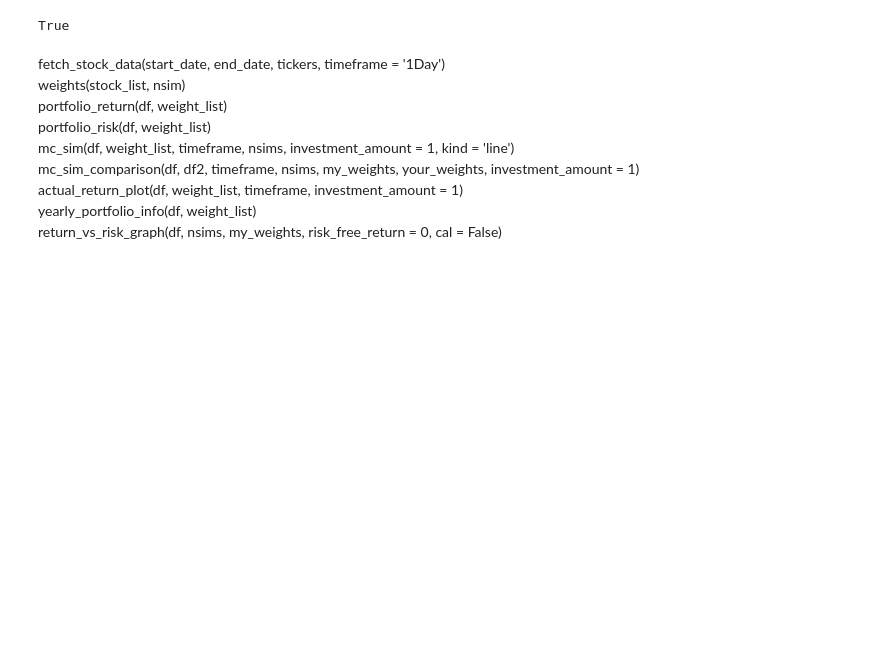
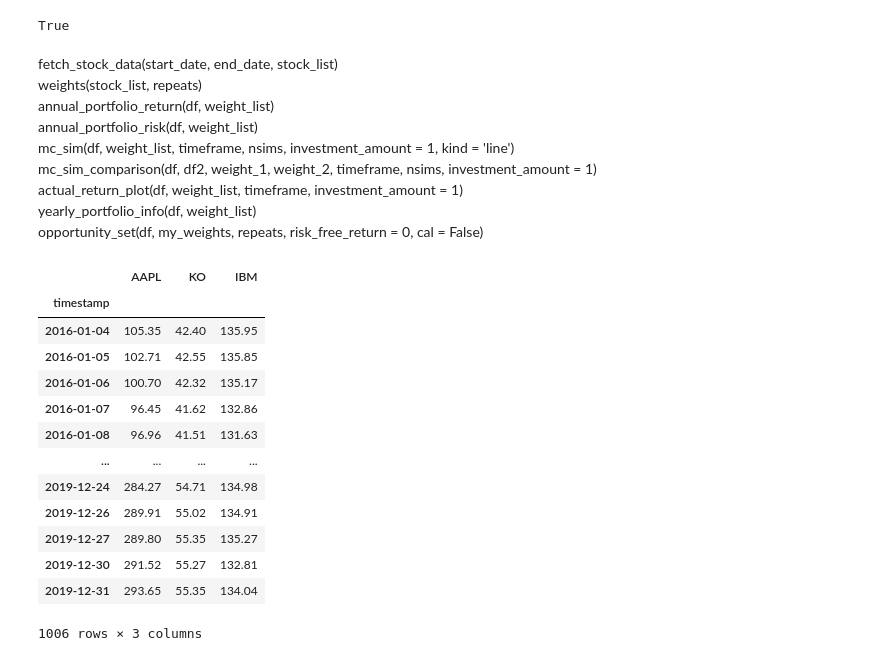
Before and after one commit to wkssm18/project_1, a Jupyter notebook: Demonstration.ipynb, the cells around one changed output. Saved outputs shown, nothing was run; the diff lists cells and outputs as text; code cells hidden in the pictures; blank space fills up the shorter version.

```diff
--- a/Demonstration.ipynb
+++ b/Demonstration.ipynb
@@ -25,13 +25,13 @@ load_dotenv()
 # %% [output]
 True
 # %% [markdown]
-fetch_stock_data(start_date, end_date, tickers, timeframe = '1Day') <br>
-weights(stock_list, nsim) <br>
-portfolio_return(df, weight_list) <br>
-portfolio_risk(df, weight_list) <br>
+fetch_stock_data(start_date, end_date, stock_list) <br>
+weights(stock_list, repeats) <br>
+annual_portfolio_return(df, weight_list) <br>
+annual_portfolio_risk(df, weight_list) <br>
 mc_sim(df, weight_list, timeframe, nsims, investment_amount = 1, kind = 'line') <br>
-mc_sim_comparison(df, df2, timeframe, nsims, my_weights, your_weights, investment_amount = 1) <br>
+mc_sim_comparison(df, df2, weight_1, weight_2, timeframe, nsims, investment_amount = 1) <br>
 actual_return_plot(df, weight_list, timeframe, investment_amount = 1) <br>
 yearly_portfolio_info(df, weight_list) <br>
-return_vs_risk_graph(df, nsims, my_weights, risk_free_return = 0, cal = False) <br>
+opportunity_set(df, my_weights, repeats, risk_free_return = 0, cal = False) <br>
 # %%
@@ -39 +39,18 @@ stock_list = []
 df = pmt.fetch_stock_data('2016-01-01', '2019-12-31', stock_list)
+# %%
+df
+# %% [output]
+|  | AAPL | KO | IBM |
+| timestamp |  |  |  |
+| 2016-01-04 | 105.35 | 42.40 | 135.95 |
+| 2016-01-05 | 102.71 | 42.55 | 135.85 |
+| 2016-01-06 | 100.70 | 42.32 | 135.17 |
+| 2016-01-07 | 96.45 | 41.62 | 132.86 |
+| 2016-01-08 | 96.96 | 41.51 | 131.63 |
+| ... | ... | ... | ... |
+| 2019-12-24 | 284.27 | 54.71 | 134.98 |
+| 2019-12-26 | 289.91 | 55.02 | 134.91 |
+| 2019-12-27 | 289.80 | 55.35 | 135.27 |
+| 2019-12-30 | 291.52 | 55.27 | 132.81 |
+| 2019-12-31 | 293.65 | 55.35 | 134.04 |
+1006 rows × 3 columns
```
Also changed, not shown: parts of 8 cells of this notebook, 2 other files.
